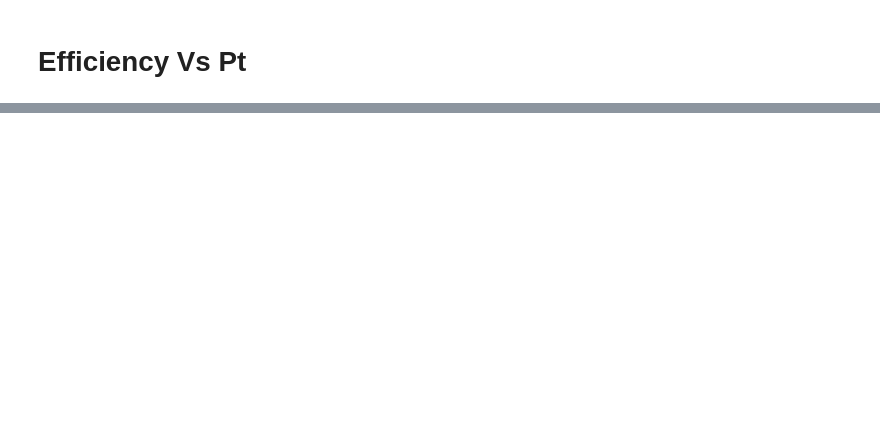
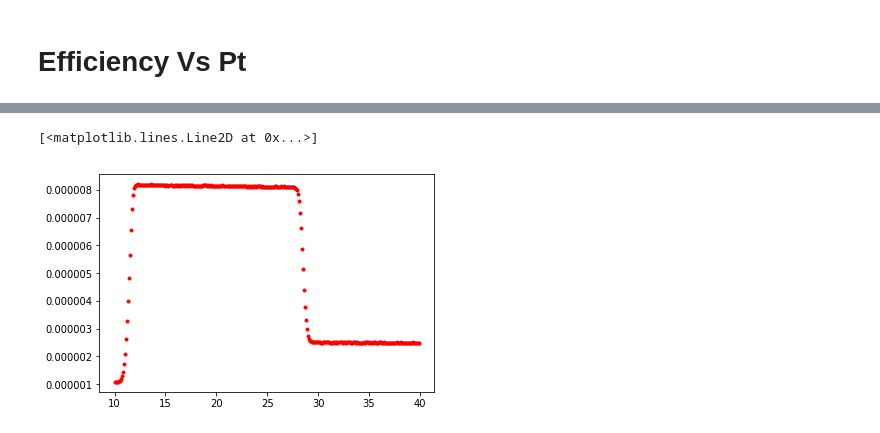
Before and after one commit to pfecchio/HypertritonML, a Jupyter notebook: 2body/Training_10_40/TrainingAndSignScan_10_40.ipynb, the cells around one changed output, grey strips where cells are left out. Cells and saved outputs as stored; diff of their text form; code cells hidden in the pictures; blank space fills up the shorter version.

```diff
--- a/2body/Training_10_40/TrainingAndSignScan_10_40.ipynb
+++ b/2body/Training_10_40/TrainingAndSignScan_10_40.ipynb
@@ -221,0 +344,9 @@ plt.ylabel('Efficiency');
+# %%
+count,bins=np.histogram(df_Cent.query('10<fCent<40'),bins=300,range=[10,40])
+# %%
+counts=1/count
+# %%
+plt.plot(bins[:-1],counts,'r.')
+# %% [output]
+[<matplotlib.lines.Line2D at 0x...>]
+[figure, added]
```
Also changed, not shown: parts of 31 cells of this notebook, 5 other files.
